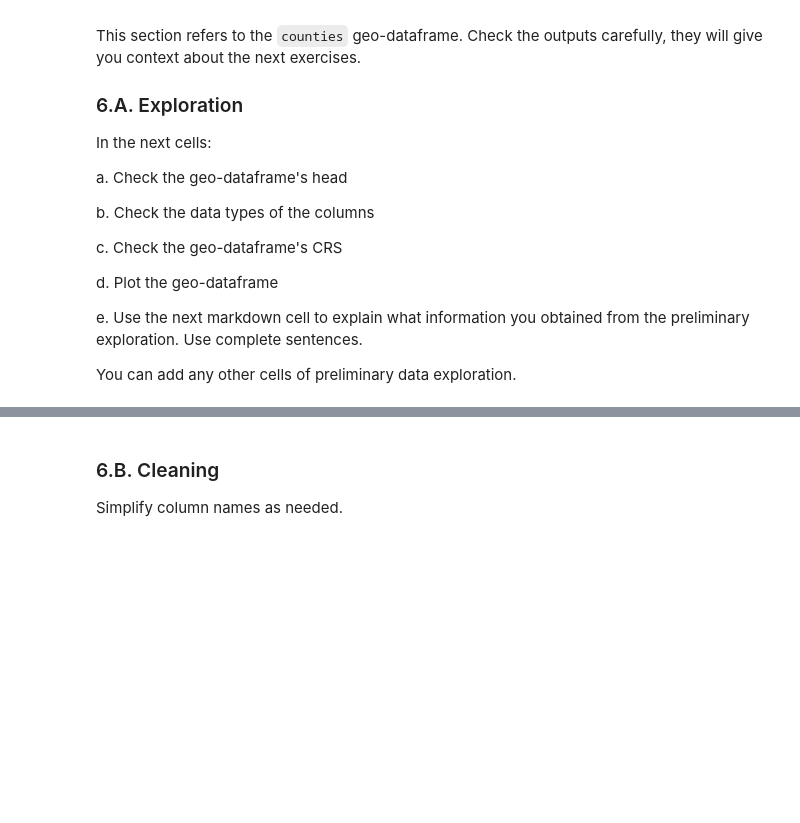
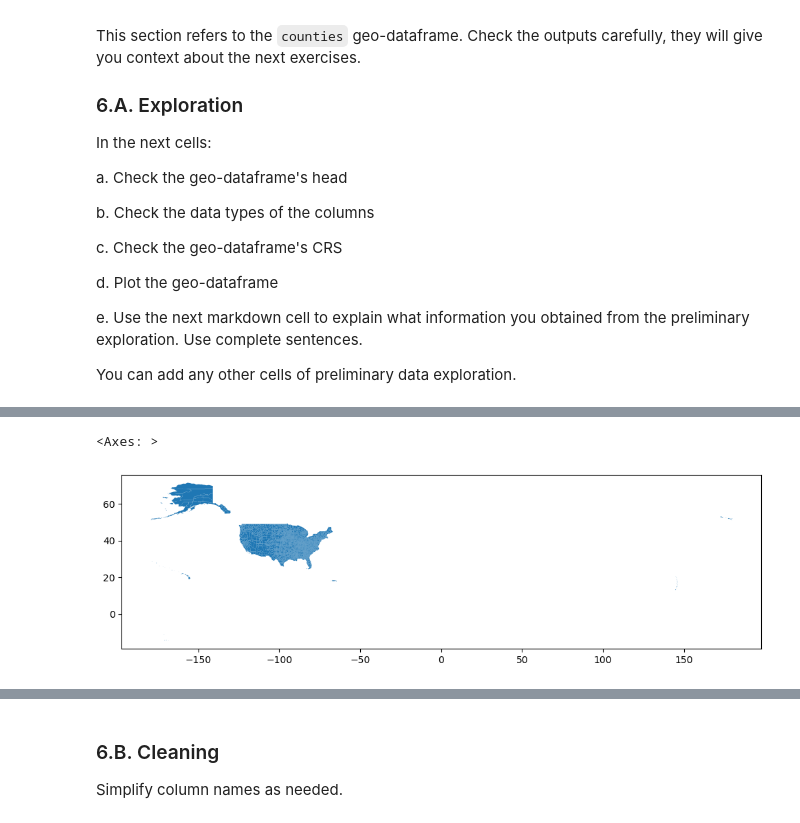
Before and after one commit to IIDonaji/eds220-hwk3, a Jupyter notebook: hwk3-task1-spills.ipynb, the cells around one changed output, grey strips where cells are left out. Saved outputs shown, nothing was run; the diff lists cells and outputs as text; code cells hidden in the pictures; blank space fills up the shorter version.

```diff
--- a/hwk3-task1-spills.ipynb
+++ b/hwk3-task1-spills.ipynb
@@ -63,12 +63,14 @@ In the next cell:
 
 If you are using file paths to access the data, these should be constructed using the `os` package.
 # %%
-fp = ...
-spills = ...
+# Set up display options when looking at data frames
+pd.set_option("display.max.column", None)
 
+fp = "data/Spill_Incidents_20251107.csv"
+spills = pd.read_csv(fp)
 
-fp = ...
-counties = ...
+fp = os.path.join("data","tl_2023_us_county", "tl_2023_us_county.shp")
+counties = gpd.read_file(fp)
 # %% [markdown]
 <!-- BEGIN QUESTION -->
 
@@ -190,2 +359,6 @@ _Type your answer here, replacing this text._
 # %%
 # d
+counties.plot(figsize=(12,8))
+# %% [output]
+<Axes: >
+[figure, added]
```
Also changed, not shown: parts of 37 cells of this notebook.
